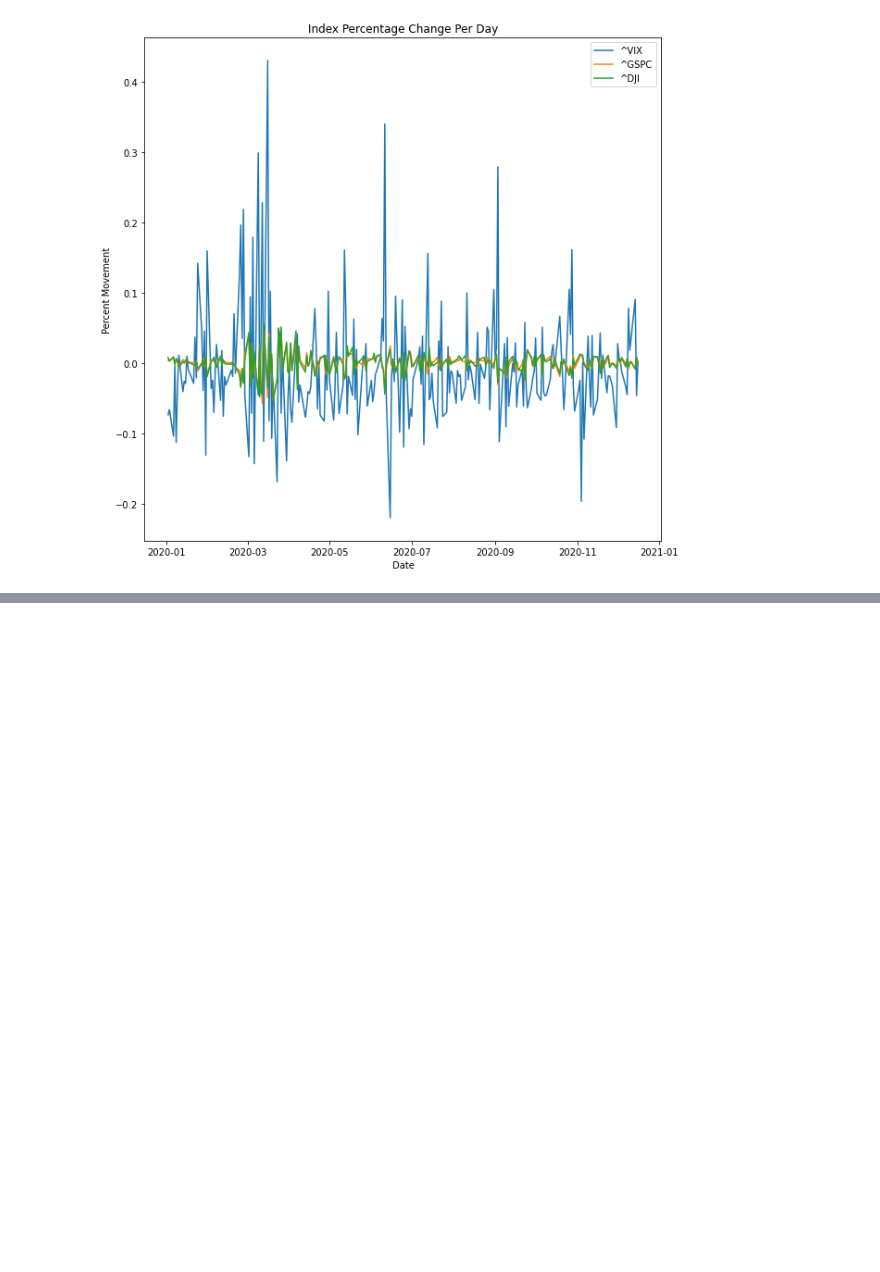
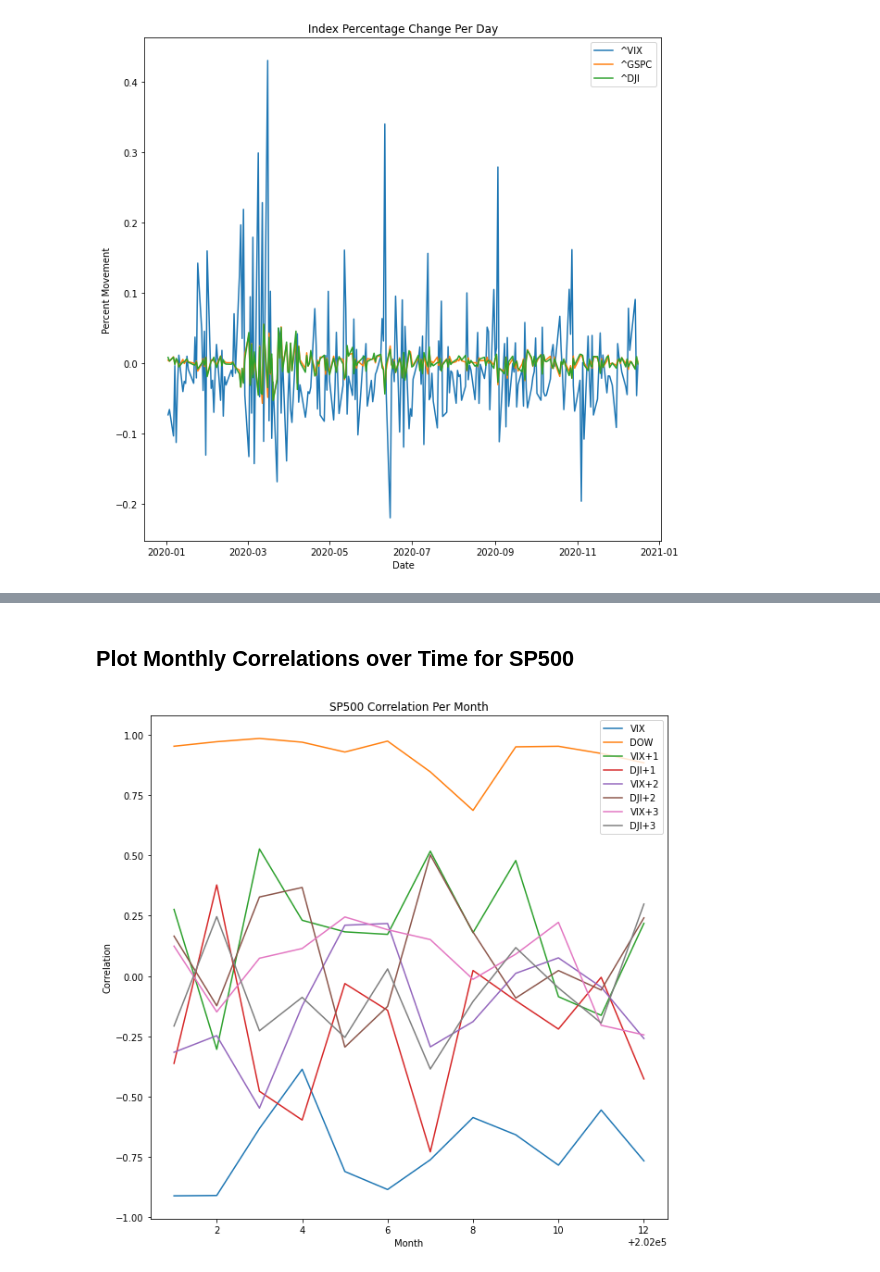
Before and after one commit to platypus-capital/options, a Jupyter notebook: jupyter/Index Correlations.ipynb, the cells around one changed output, grey strips where cells are left out. Drawn from its saved outputs; the diff is of its cells as text; code cells hidden in the pictures; blank space fills up the shorter version.

Commit message:
Add monthly breakdown of SP500 correlations

```diff
--- a/jupyter/Index Correlations.ipynb
+++ b/jupyter/Index Correlations.ipynb
@@ -81,0 +84,37 @@ all_indices_df.corr(method ='pearson')
+# %%
+all_indices_df = pd.concat(percent_movement, axis=1)
+all_indices_df.columns = [index[1:] + " Percent Movement" for index in indices]
+all_indices_df['Month'] = all_indices_df.index.year * 100 + all_indices_df.index.month
+
+months = all_indices_df['Month'].unique().tolist()
+
+max_shift = 4
+for shift in range(1, max_shift):
+    for column in original_columns:
+        all_indices_df[column + " + " + str(shift) + " Day Shift"] = all_indices_df[column].shift(-shift)
+
+all_indices_df = all_indices_df.groupby(['Month']).corr(method ='pearson')
+
+vix = []
+dji = []
+vix_1 = []
+dji_1 = []
+vix_2 = []
+dji_2 = []
+vix_3 = []
+dji_3 = []
+
+for month in months:
+    monthly_indices_df = all_indices_df.loc[month, "GSPC Percent Movement"]
+    vix.append(monthly_indices_df['VIX Percent Movement'])
+    dji.append(monthly_indices_df['DJI Percent Movement'])
+    vix_1.append(monthly_indices_df['VIX Percent Movement + 1 Day Shift'])
+    dji_1.append(monthly_indices_df['DJI Percent Movement + 1 Day Shift'])
+    vix_2.append(monthly_indices_df['VIX Percent Movement + 2 Day Shift'])
+    dji_2.append(monthly_indices_df['DJI Percent Movement + 2 Day Shift'])
+    vix_3.append(monthly_indices_df['VIX Percent Movement + 3 Day Shift'])
+    dji_3.append(monthly_indices_df['DJI Percent Movement + 3 Day Shift'])
+
+monthly_data = {'MONTH': months, 'VIX': vix, 'DOW': dji, 'VIX+1': vix_1, 'DJI+1': dji_1, 'VIX+2': vix_2, 'DJI+2': dji_2, 'VIX+3': vix_3, 'DJI+3': dji_3}
+monthly_df = pd.DataFrame(data = monthly_data).set_index('MONTH')
+monthly_df
@@ -81,0 +136,12 @@ all_indices_df.corr(method ='pearson')
+# %% [markdown]
+## Plot Monthly Correlations over Time for SP500
+# %%
+for x in range(len(monthly_df.columns)):
+    plt.plot(monthly_df[monthly_df.columns[x]], label=monthly_df.columns[x])
+plt.xlabel('Month')
+plt.ylabel('Correlation')
+plt.title('SP500 Correlation Per Month')
+plt.legend()
+plt.show()
+# %% [output]
+[figure, added]
```
Also changed, not shown: parts of 3 cells of this notebook.
